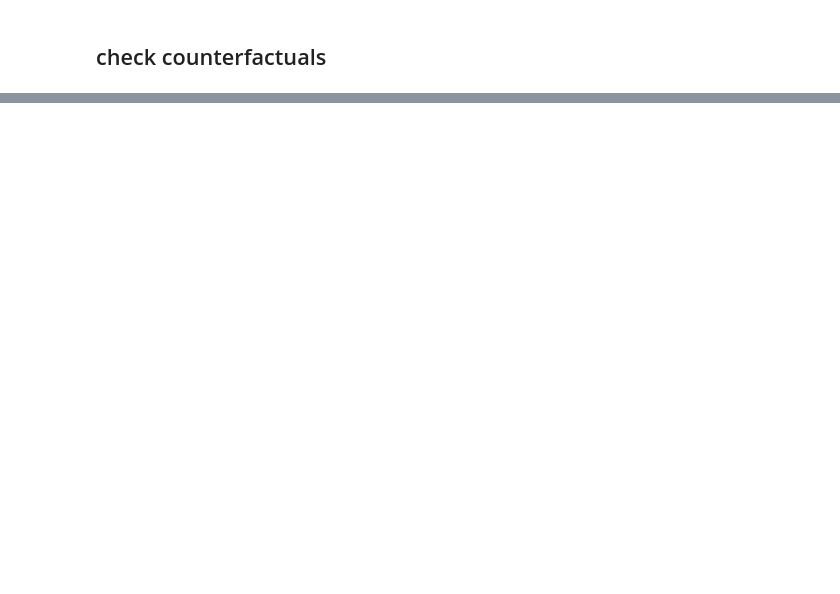
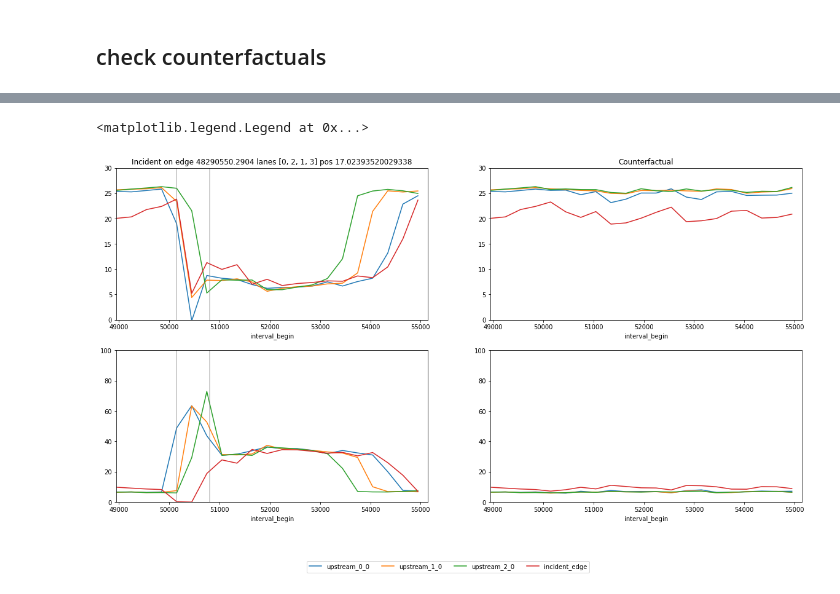
Before and after one commit to MathiasNT/CongestionPropagationPrediction, a Jupyter notebook: notebooks/check_results_counterfactual_exp1.ipynb, the cells around one changed output, grey strips where cells are left out. Saved outputs shown, nothing was run; the diff lists cells and outputs as text; code cells hidden in the pictures; blank space fills up the shorter version.

```diff
--- a/notebooks/check_results_counterfactual_exp1.ipynb
+++ b/notebooks/check_results_counterfactual_exp1.ipynb
@@ -233,0 +303,51 @@ plotNet(net, edge_colors, {}, plot_options, i_edge_obj, ax)
+# %%
+results_detector = pd.read_csv(f'{experiment_path}/detectordata.csv', sep=';')
+results_detector_table = results_detector.pivot(index='interval_id', columns='interval_begin', values=['interval_flow',
+                                                                                                       'interval_harmonicMeanSpeed',
+                                                                                                       'interval_nVehContrib',
+                                                                                                       'interval_nVehEntered',
+                                                                                                       'interval_occupancy',
+                                                                                                       'interval_speed'])
+results_detector_table = results_detector_table.groupby(results_detector_table.index.str.split('_').str[1]).mean()
+
+counterfactual_detector = pd.read_csv(f'{experiment_path}/detectordata_counterfactual.csv', sep=';')
+counterfactual_detector_table = counterfactual_detector.pivot(index='interval_id', columns='interval_begin', values=['interval_flow',
+                                                                                                       'interval_harmonicMeanSpeed',
+                                                                                                       'interval_nVehContrib',
+                                                                                                       'interval_nVehEntered',
+                                                                                                       'interval_occupancy',
+                                                                                                       'interval_speed'])
+counterfactual_detector_table = counterfactual_detector_table.groupby(counterfactual_detector_table.index.str.split('_').str[1]).mean()
+# %%
+chosen_edges = upstream_edges
+
+fig, ax = plt.subplots(2,2)
+
+results_detector_table.loc[chosen_edges].interval_speed.T.plot(figsize=(20,10), ax=ax[0,0], legend=False)
+ax[0,0].set_title(f'Incident on edge {incident_settings["edge"]} lanes {incident_settings["lanes"]} pos {incident_settings["pos"]}')
+results_detector_table.loc[chosen_edges].interval_occupancy.T.plot(figsize=(20,10), ax=ax[1,0], legend=False)
+
+counterfactual_detector_table.loc[chosen_edges].interval_speed.T.plot(figsize=(20,10), ax=ax[0,1], legend=False)
+ax[0,1].set_title(f'Counterfactual')
+counterfactual_detector_table.loc[chosen_edges].interval_occupancy.T.plot(figsize=(20,10), ax=ax[1,1], legend=False)
+
+ax[0,0].set_xlim(incident_settings['start_time'] - 1200 ,incident_settings['start_time'] + 5000)
+ax[1,0].set_xlim(incident_settings['start_time'] - 1200 ,incident_settings['start_time'] + 5000)
+ax[0,1].set_xlim(incident_settings['start_time'] - 1200 ,incident_settings['start_time'] + 5000)
+ax[1,1].set_xlim(incident_settings['start_time'] - 1200 ,incident_settings['start_time'] + 5000)
+ax[0,0].set_ylim(0, 30)
+ax[1,0].set_ylim(0, 100)
+ax[0,1].set_ylim(0, 30)
+ax[1,1].set_ylim(0, 100)
+
+
+ax[0,0].axvline(incident_settings['start_time'], color='grey', alpha=0.5)
+ax[1,0].axvline(incident_settings['start_time'], color='grey', alpha=0.5)
+ax[0,0].axvline(incident_settings['start_time'] + 0.5 * incident_settings['duration_time'], color='grey', alpha=0.5)
+ax[1,0].axvline(incident_settings['start_time'] + 0.5 * incident_settings['duration_time'], color='grey', alpha=0.5)
+
+handles, labels = ax[0,0].get_legend_handles_labels()
+fig.legend(handles, [edge_to_level_dict[label] for label in labels], loc='upper center', bbox_to_anchor=(0.5, -0.001), ncol=5)
+# %% [output]
+<matplotlib.legend.Legend at 0x...>
+[figure, added]
```
Also changed, not shown: parts of 51 cells of this notebook, 5 other files.
